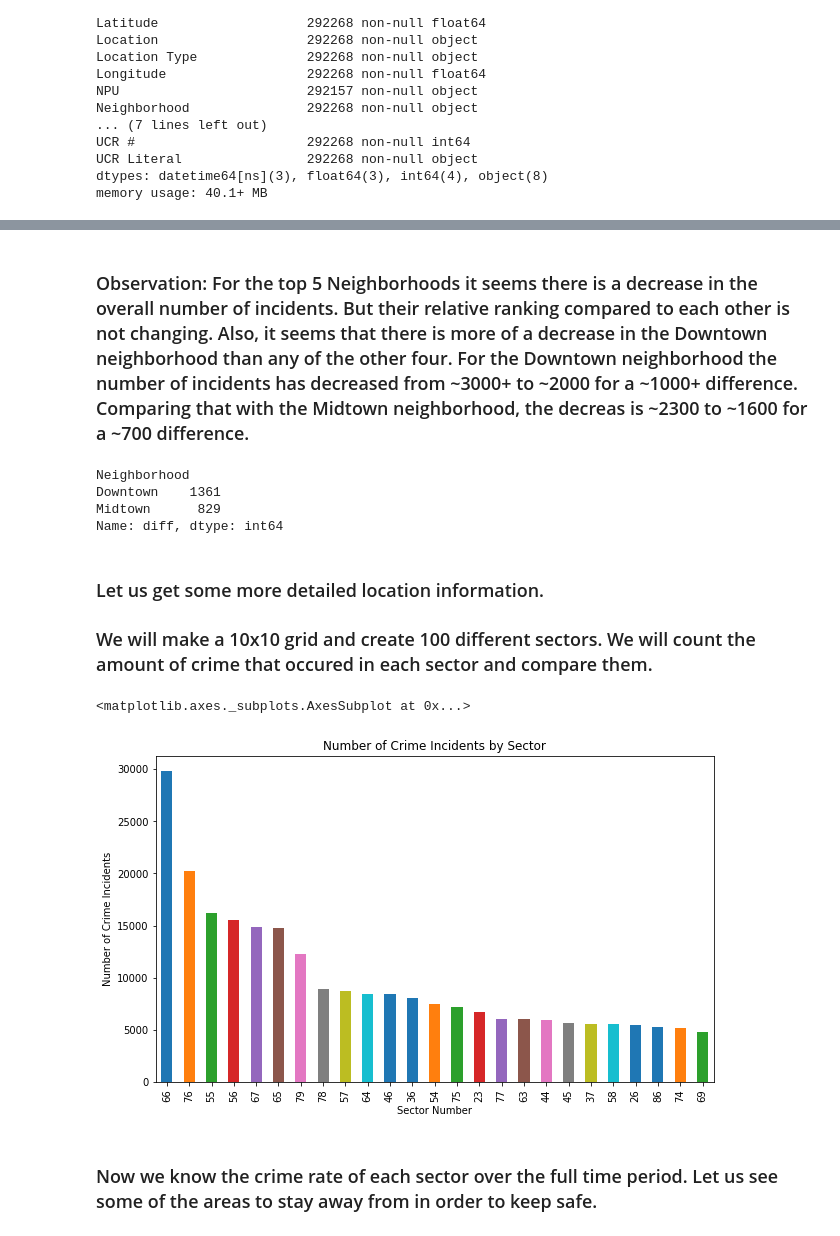
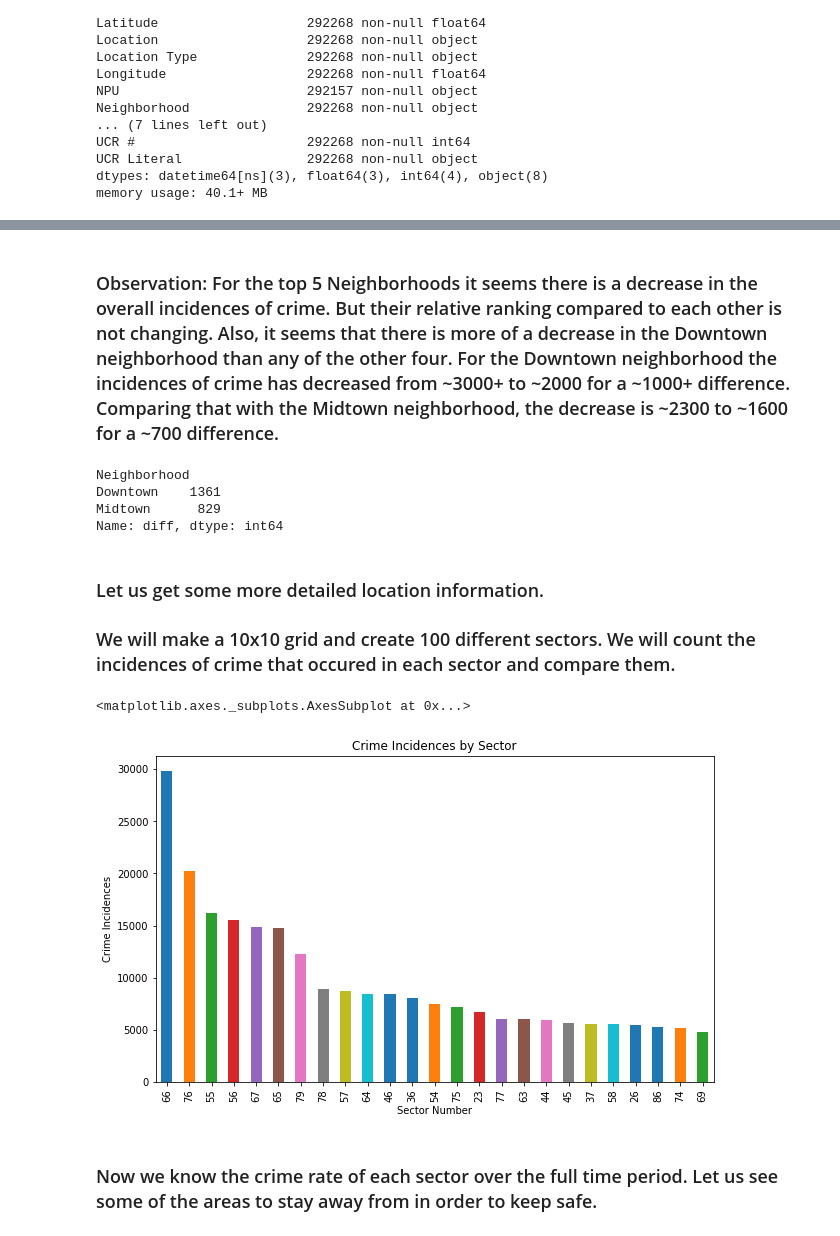
Before and after one commit to windell-github/APD_Crime, a Jupyter notebook: APD Crime Information 2009 - 2017.ipynb, the cells around one changed output, grey strips where cells are left out. Saved outputs shown, nothing was run; the diff lists cells and outputs as text; code cells hidden in the pictures.

```diff
--- a/APD Crime Information 2009 - 2017.ipynb
+++ b/APD Crime Information 2009 - 2017.ipynb
@@ -163,5 +161,5 @@ plt.show()
 # %% [markdown]
-### Observation:  For the top 5 Neighborhoods it seems there is a decrease in the overall number of incidents.  But their relative ranking compared to each other is not changing.  Also, it seems that there is more of a decrease in the Downtown neighborhood than any of the other four.  For the Downtown neighborhood the number of incidents has decreased from ~3000+ to ~2000 for a ~1000+ difference.  Comparing that with the Midtown neighborhood, the decreas is ~2300 to ~1600 for a ~700 difference.
+### Observation:  For the top 5 Neighborhoods it seems there is a decrease in the overall incidences of crime.  But their relative ranking compared to each other is not changing.  Also, it seems that there is more of a decrease in the Downtown neighborhood than any of the other four.  For the Downtown neighborhood the incidences of crime has decreased from ~3000+ to ~2000 for a ~1000+ difference.  Comparing that with the Midtown neighborhood, the decrease is ~2300 to ~1600 for a ~700 difference.
 # %%
 df_nry['diff'] = df_nry.iloc[:,0] - df_nry.iloc[:,8]
 df_nry['diff'].iloc[0:2]
@@ -172,7 +170,7 @@ Midtown      829
 Name: diff, dtype: int64
 # %% [markdown]
 ### Let us get some more detailed location information.
-### We will make a 10x10 grid and create 100 different sectors.  We will count the amount of crime that occured in each sector and compare them.
+### We will make a 10x10 grid and create 100 different sectors.  We will count the incidences of crime that occured in each sector and compare them.
 # %%
 ymin = min(df['Latitude'])
 ymax = max(df['Latitude'])
@@ -197,13 +195,13 @@ df = addSectors(df, lats, longs)
 # %%
 crime_count_by_sector = df['Sector'].value_counts()
 plt.figure(figsize=(10,6))
-plt.ylabel('Number of Crime Incidents')
+plt.ylabel('Crime Incidences')
 plt.xlabel('Sector Number')
-plt.title('Number of Crime Incidents by Sector')
+plt.title('Crime Incidences by Sector')
 crime_count_by_sector[0:25].plot.bar()
 # %% [output]
 <matplotlib.axes._subplots.AxesSubplot at 0x...>
-[figure, old version]
+[figure, new version]
 # %% [markdown]
 ### Now we know the crime rate of each sector over the full time period.  Let us see some of the areas to stay away from in order to keep safe.
 # %%
```
Also changed, not shown: parts of 7 cells of this notebook.
